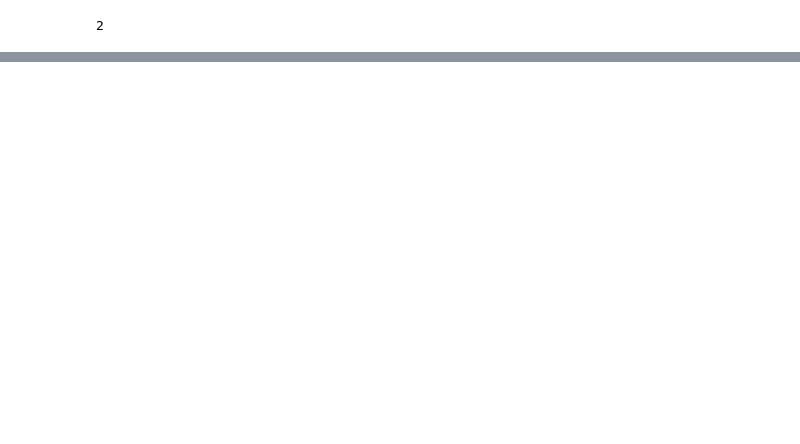
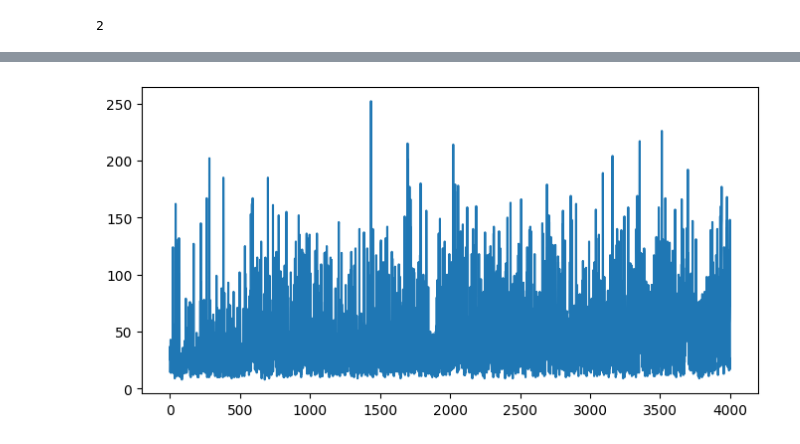
Before and after one commit to ameram/NUT-S1-ML, a Jupyter notebook: HW6/HW6_40340112032/Implementations/imp2.ipynb, the cells around one changed output, grey strips where cells are left out. Drawn from its saved outputs; the diff is of its cells as text; code cells hidden in the pictures; blank space fills up the shorter version.

Commit message:
final project done

```diff
--- a/HW6/HW6_40340112032/Implementations/imp2.ipynb
+++ b/HW6/HW6_40340112032/Implementations/imp2.ipynb
@@ -52,0 +87,38 @@ def classification():
+# %%
+def update_table(s, a, r, s_prime):
+    # The real q-learning part
+    current_q = q_table[s + (a,)]
+    next_max_q = np.max(q_table[s_prime])
+    nexx = gamma * (next_max_q - current_q)
+    new_q = current_q + lr * (r + nexx)
+    q_table[s + (a,)] = new_q
+# %%
+def runn(N = 4001):
+    scores = []
+
+    for episode in range(N):
+        state = env.reset()[0]
+        state = discretize(state)
+        episode_reward = 0
+        done = False
+        truncated = False
+
+        while not (done or truncated):
+            action = choose_action(state)
+            next_state, reward, done, truncated, _ = env.step(action)
+            next_state = discretize(next_state)
+            episode_reward += reward
+
+            update_table(state, action, reward, next_state)
+            state = next_state
+
+        scores.append(episode_reward)
+
+        if episode % 200 == 0:
+            avg_score = np.mean(scores[-100:])
+            print(f"Episode {episode:4d}, Average Score: {avg_score:2.2f}, Epsilon: {eps:.1f}")
+
+    return scores
+# %%
+eps=0.5
+s = runn()
@@ -52,0 +164,6 @@ def classification():
+# %%
+plt.plot(range(4001), s)
+plt.rcParams["figure.figsize"] = (30, 20)
+plt.show()
+# %% [output]
+[figure, added]
```
Also changed, not shown: parts of 12 cells of this notebook, 2 other files.
